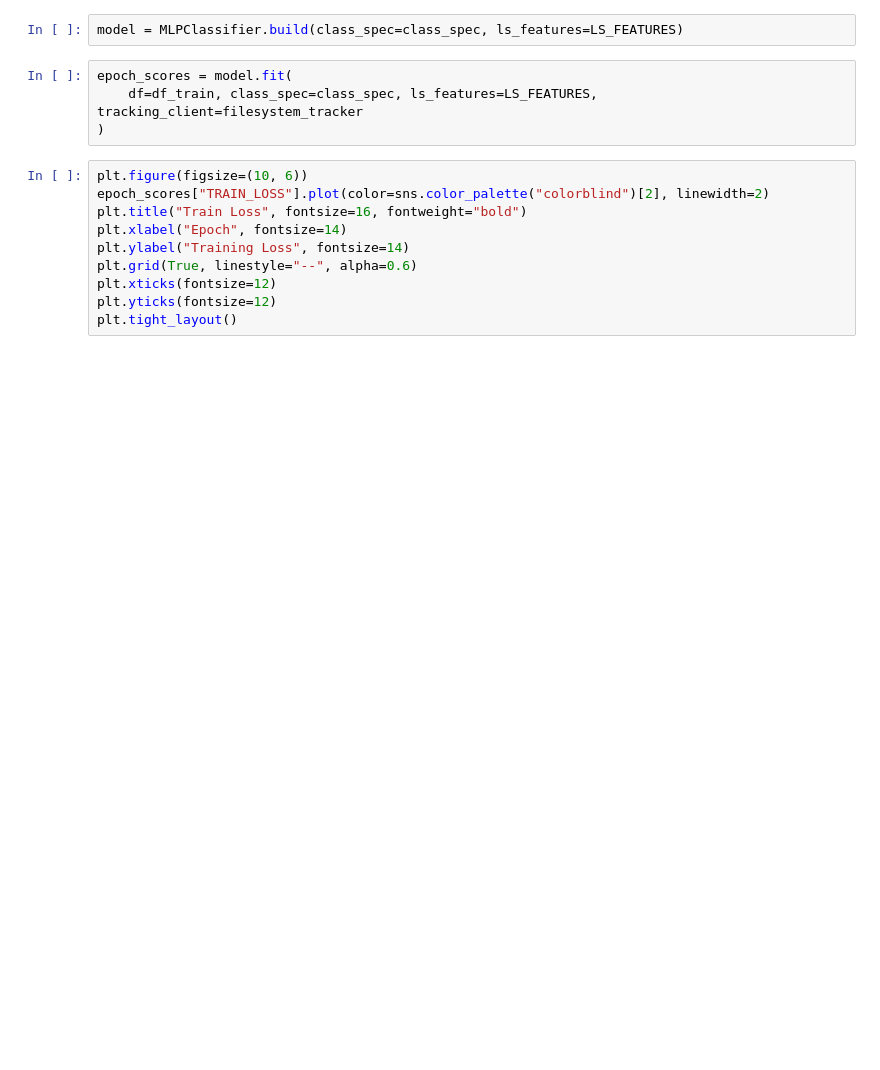
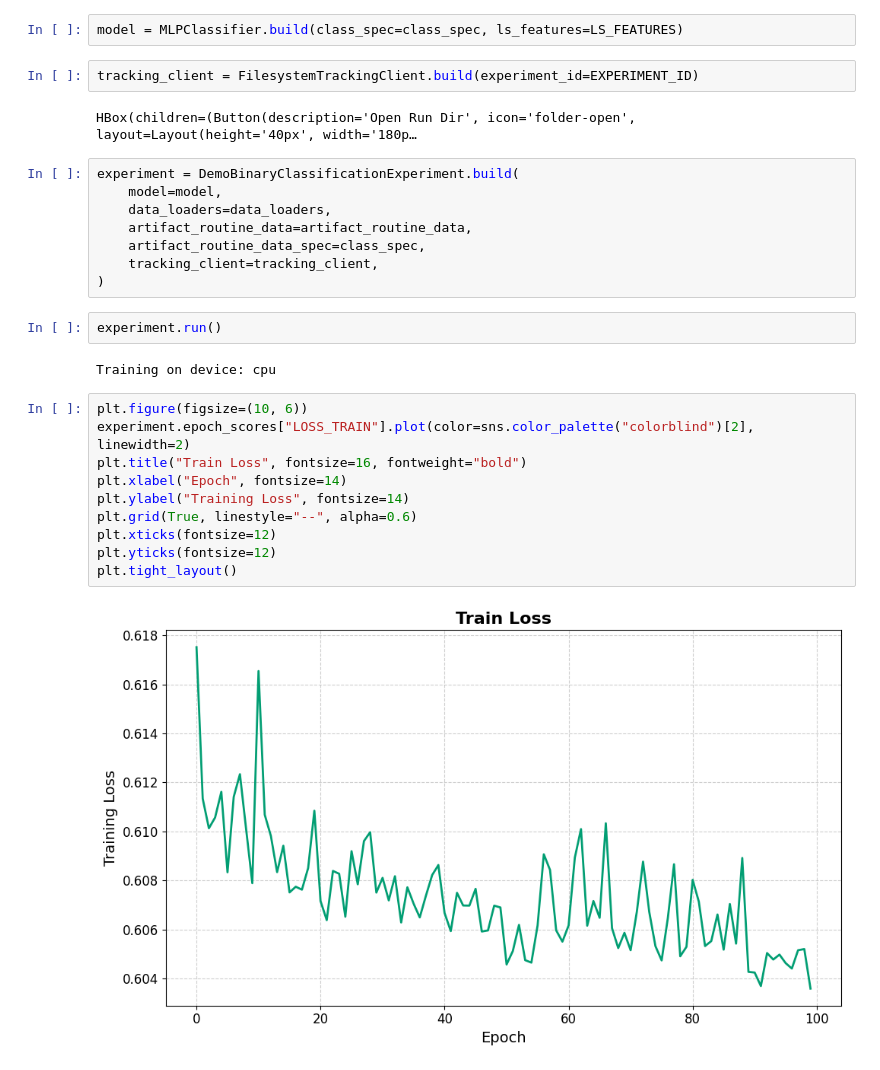
Before and after one commit to vasileios-ektor-papoulias/artifact-ml, a Jupyter notebook: artifact-torch/demos/binary_classification/demo.ipynb, the cells around one changed output. Drawn from its saved outputs; the diff is of its cells as text; blank space fills up the shorter version.

Commit message:
Adapt binary classification demo to new pattern

```diff
--- a/artifact-torch/demos/binary_classification/demo.ipynb
+++ b/artifact-torch/demos/binary_classification/demo.ipynb
@@ -44,16 +94,30 @@ filesystem_tracker = FilesystemTrackingClient.build(experiment_id=EXPERIMENT_ID)
 # %%
 model = MLPClassifier.build(class_spec=class_spec, ls_features=LS_FEATURES)
-# %%
-epoch_scores = model.fit(
-    df=df_train, class_spec=class_spec, ls_features=LS_FEATURES, tracking_client=filesystem_tracker
-)
+# %%
+tracking_client = FilesystemTrackingClient.build(experiment_id=EXPERIMENT_ID)
+# %% [output]
+HBox(children=(Button(description='Open Run Dir', icon='folder-open', layout=Layout(height='40px', width='180p…
+# %%
+experiment = DemoBinaryClassificationExperiment.build(
+    model=model,
+    data_loaders=data_loaders,
+    artifact_routine_data=artifact_routine_data,
+    artifact_routine_data_spec=class_spec,
+    tracking_client=tracking_client,
+)
+# %%
+experiment.run()
+# %% [output]
+Training on device: cpu
 # %%
 plt.figure(figsize=(10, 6))
-epoch_scores["TRAIN_LOSS"].plot(color=sns.color_palette("colorblind")[2], linewidth=2)
+experiment.epoch_scores["LOSS_TRAIN"].plot(color=sns.color_palette("colorblind")[2], linewidth=2)
 plt.title("Train Loss", fontsize=16, fontweight="bold")
 plt.xlabel("Epoch", fontsize=14)
 plt.ylabel("Training Loss", fontsize=14)
 plt.grid(True, linestyle="--", alpha=0.6)
 plt.xticks(fontsize=12)
 plt.yticks(fontsize=12)
 plt.tight_layout()
+# %% [output]
+[figure, added]
```
Also changed, not shown: parts of 7 cells of this notebook, 11 other files.
